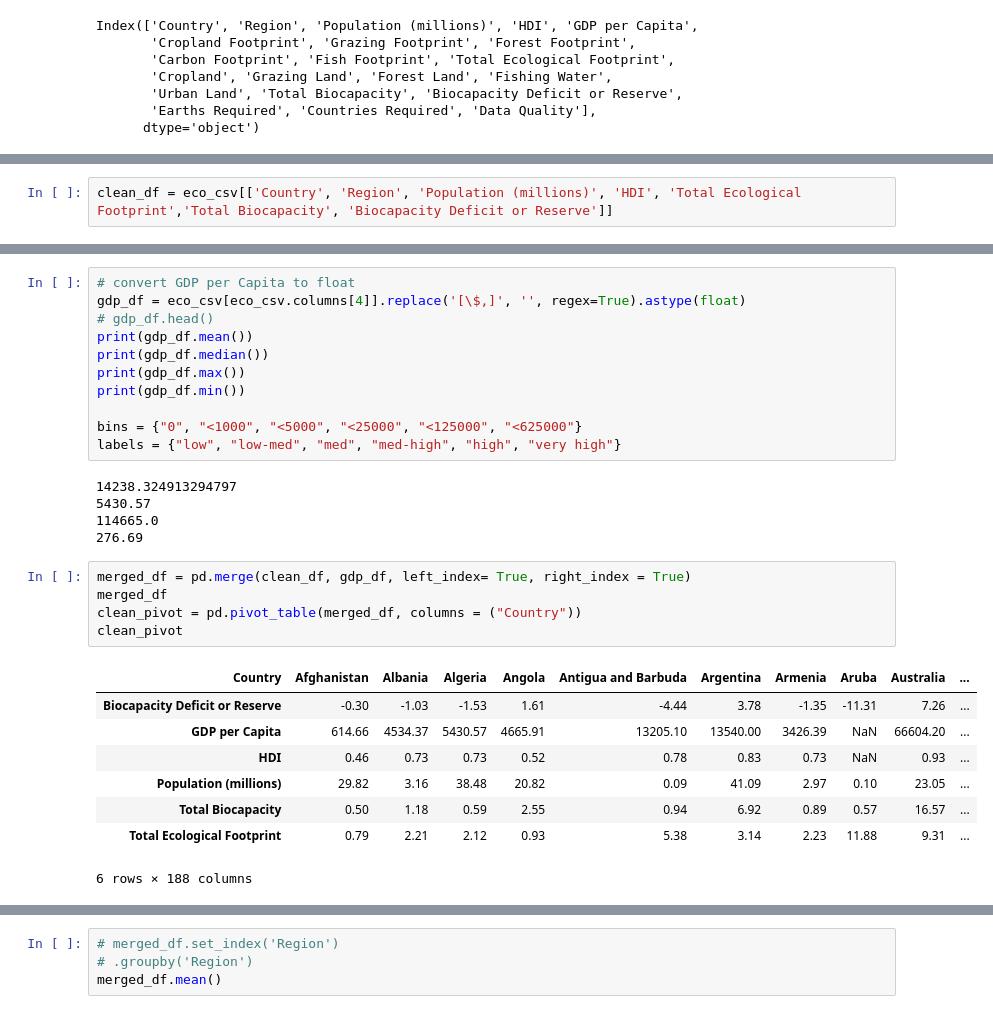
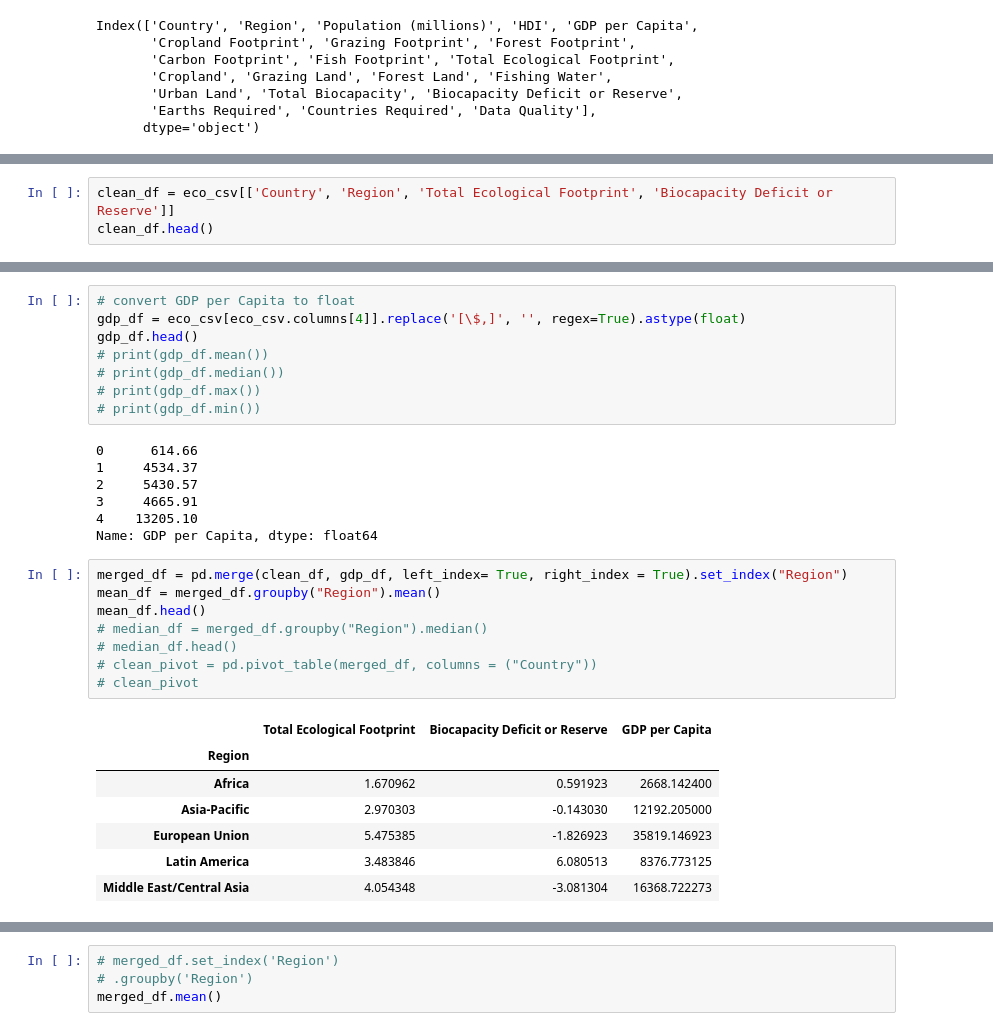
Before and after one commit to limbz-sami/Eco_footprint, a Jupyter notebook: Alexis Explore.ipynb, the cells around one changed output, grey strips where cells are left out. Saved outputs shown, nothing was run; the diff lists cells and outputs as text.

```diff
--- a/Alexis Explore.ipynb
+++ b/Alexis Explore.ipynb
@@ -30,2 +29,3 @@ eco_csv.head()
 # %%
-clean_df = eco_csv[['Country', 'Region', 'Population (millions)', 'HDI', 'Total Ecological Footprint','Total Biocapacity', 'Biocapacity Deficit or Reserve']]
+clean_df = eco_csv[['Country', 'Region', 'Total Ecological Footprint', 'Biocapacity Deficit or Reserve']]
+clean_df.head()
@@ -32,30 +39,31 @@ clean_df = eco_csv[['Country', 'Region', 'Population (millions)', 'HDI', 'Total
 # %%
 # convert GDP per Capita to float
 gdp_df = eco_csv[eco_csv.columns[4]].replace('[\$,]', '', regex=True).astype(float)
-# gdp_df.head()
-print(gdp_df.mean())
-print(gdp_df.median())
-print(gdp_df.max())
-print(gdp_df.min())
-
-bins = {"0", "<1000", "<5000", "<25000", "<125000", "<625000"}
-labels = {"low", "low-med", "med", "med-high", "high", "very high"}
+gdp_df.head()
+# print(gdp_df.mean())
+# print(gdp_df.median())
+# print(gdp_df.max())
+# print(gdp_df.min())
 # %% [output]
-14238.324913294797
-5430.57
-114665.0
-276.69
+0      614.66
+1     4534.37
+2     5430.57
+3     4665.91
+4    13205.10
+Name: GDP per Capita, dtype: float64
 # %%
-merged_df = pd.merge(clean_df, gdp_df, left_index= True, right_index = True)
-merged_df
-clean_pivot = pd.pivot_table(merged_df, columns = ("Country"))
-clean_pivot
+merged_df = pd.merge(clean_df, gdp_df, left_index= True, right_index = True).set_index("Region")
+mean_df = merged_df.groupby("Region").mean()
+mean_df.head()
+# median_df = merged_df.groupby("Region").median()
+# median_df.head()
+# clean_pivot = pd.pivot_table(merged_df, columns = ("Country"))
+# clean_pivot
 # %% [output]
-| Country | Afghanistan | Albania | Algeria | Angola | Antigua and Barbuda | Argentina | Armenia | Aruba | Australia | ... |
-| Biocapacity Deficit or Reserve | -0.30 | -1.03 | -1.53 | 1.61 | -4.44 | 3.78 | -1.35 | -11.31 | 7.26 | ... |
-| GDP per Capita | 614.66 | 4534.37 | 5430.57 | 4665.91 | 13205.10 | 13540.00 | 3426.39 | NaN | 66604.20 | ... |
-| HDI | 0.46 | 0.73 | 0.73 | 0.52 | 0.78 | 0.83 | 0.73 | NaN | 0.93 | ... |
-| Population (millions) | 29.82 | 3.16 | 38.48 | 20.82 | 0.09 | 41.09 | 2.97 | 0.10 | 23.05 | ... |
-| Total Biocapacity | 0.50 | 1.18 | 0.59 | 2.55 | 0.94 | 6.92 | 0.89 | 0.57 | 16.57 | ... |
-| Total Ecological Footprint | 0.79 | 2.21 | 2.12 | 0.93 | 5.38 | 3.14 | 2.23 | 11.88 | 9.31 | ... |
+|  | Total Ecological Footprint | Biocapacity Deficit or Reserve | GDP per Capita |
+| Region |  |  |  |
+| Africa | 1.670962 | 0.591923 | 2668.142400 |
+| Asia-Pacific | 2.970303 | -0.143030 | 12192.205000 |
+| European Union | 5.475385 | -1.826923 | 35819.146923 |
+| Latin America | 3.483846 | 6.080513 | 8376.773125 |
+| Middle East/Central Asia | 4.054348 | -3.081304 | 16368.722273 |
-6 rows × 188 columns
```
Also changed, not shown: parts of 9 cells of this notebook.
